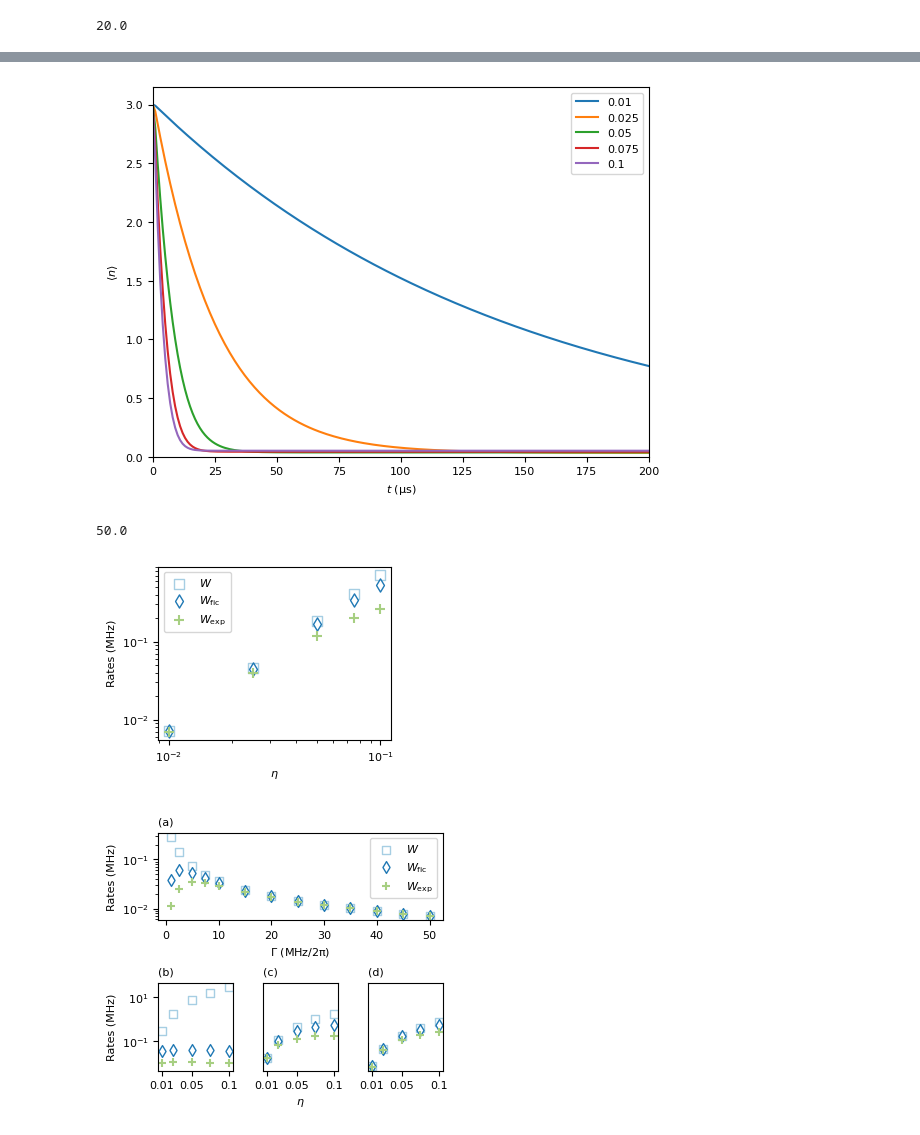
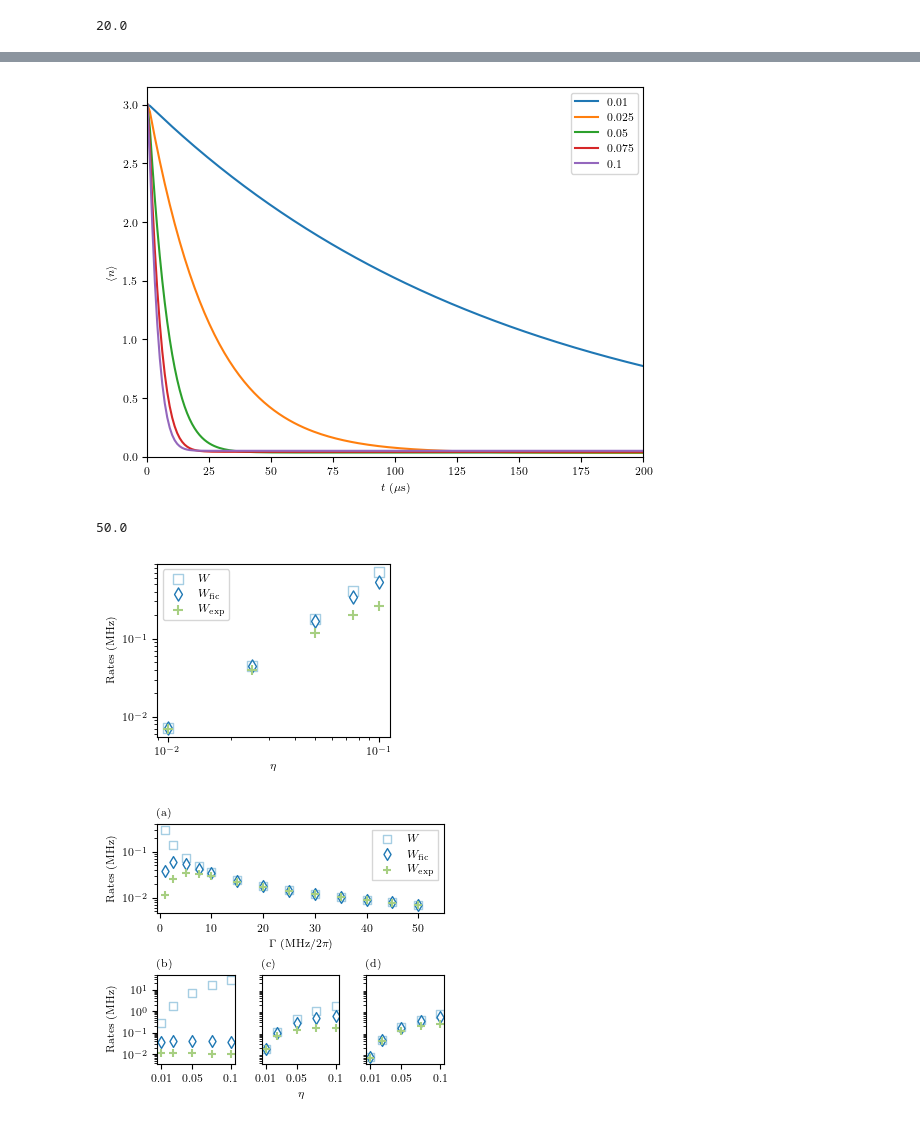
Before and after one commit to katyafouka/multi_eit, a Jupyter notebook: single_EIT/single_eit_plots_Gammas_etas.ipynb, the cells around one changed output, grey strips where cells are left out. Drawn from its saved outputs; the diff is of its cells as text; code cells hidden in the pictures.

```diff
--- a/single_EIT/single_eit_plots_Gammas_etas.ipynb
+++ b/single_EIT/single_eit_plots_Gammas_etas.ipynb
@@ -487,13 +493,13 @@ Gammas[6]
 20.0
 # %%
 plt.figure(figsize=(3,0.75*3))
-plt.scatter(etas,w2.real,marker='s',label=r'$W$',color='white',edgecolor = '#a6cee3',s=1.25*plt.rcParams['lines.markersize'] ** 2)
-plt.scatter(etas,wfic2.real,marker='d',label=r'$W_{\text{fic}}$',color='white',edgecolor = '#1f78b4',s=1.25*plt.rcParams['lines.markersize'] ** 2)
-plt.scatter(etas,wexp2,marker='+',label=r'$W_{\text{exp}}$',color='#a7cf82',s=1.25*plt.rcParams['lines.markersize'] ** 2)
+plt.scatter(etas,w2.real,marker='s',label='$W$',color='white',edgecolor = '#a6cee3',s=1.25*plt.rcParams['lines.markersize'] ** 2)
+plt.scatter(etas,wfic2.real,marker='d',label='$W_{\mathrm{fic}}$',color='white',edgecolor = '#1f78b4',s=1.25*plt.rcParams['lines.markersize'] ** 2)
+plt.scatter(etas,wexp2,marker='+',label='$W_{\mathrm{exp}}$',color='#a7cf82',s=1.25*plt.rcParams['lines.markersize'] ** 2)
 #plt.xlim(0,5000)
 #plt.legend()
 plt.ylabel('Rates (MHz)')
-plt.xlabel('$η$')
+plt.xlabel('$\eta$')
 
 plt.yscale('log')
 plt.xscale('log')
@@ -530,7 +536,7 @@ for i,eta in enumerate(etas):
 
 
 plt.ylabel('$\\langle n \\rangle$')
-plt.xlabel('$t$ (μs)')
+plt.xlabel('$t$ ($\mu$s)')
 plt.ylim(0)
 #plt.axvline(10.787075035802768, linestyle='--')
 #plt.axvline(65, linestyle='--' )
@@ -541,7 +547,7 @@ plt.legend()
 #plt.savefig("I1_cooling_diff_in_state.png",bbox_inches = "tight")
 plt.show()
 # %% [output]
-[figure, old version]
+[figure, new version]
 # %%
 p0 = (3, .001,.001)
 wexp3 = []
@@ -561,13 +567,13 @@ Gammas[-1]
 50.0
 # %%
 plt.figure(figsize=(3,0.75*3))
-plt.scatter(etas,w3.real,marker='s',label=r'$W$',color='white',edgecolor = '#a6cee3',s=1.25*plt.rcParams['lines.markersize'] ** 2)
-plt.scatter(etas,wfic3.real,marker='d',label=r'$W_{\text{fic}}$',color='white',edgecolor = '#1f78b4',s=1.25*plt.rcParams['lines.markersize'] ** 2)
-plt.scatter(etas,wexp3,marker='+',label=r'$W_{\text{exp}}$',color='#a7cf82',s=1.25*plt.rcParams['lines.markersize'] ** 2)
+plt.scatter(etas,w3.real,marker='s',label='$W$',color='white',edgecolor = '#a6cee3',s=1.25*plt.rcParams['lines.markersize'] ** 2)
+plt.scatter(etas,wfic3.real,marker='d',label='$W_{\mathrm{fic}}$',color='white',edgecolor = '#1f78b4',s=1.25*plt.rcParams['lines.markersize'] ** 2)
+plt.scatter(etas,wexp3,marker='+',label='$W_{\mathrm{exp}}$',color='#a7cf82',s=1.25*plt.rcParams['lines.markersize'] ** 2)
 #plt.xlim(0,5000)
 #plt.legend()
 plt.ylabel('Rates (MHz)')
-plt.xlabel('$η$')
+plt.xlabel('$\eta$')
 
 plt.yscale('log')
 plt.xscale('log')
@@ -578,7 +584,7 @@ plt.legend(prop={'size': 8})
 
 plt.show()
 # %% [output]
-[figure, old version]
+[figure, new version]
 # %%
 from matplotlib.gridspec import GridSpec
 from mpl_toolkits.axes_grid1.inset_locator import inset_axes
@@ -596,31 +602,35 @@ ax1 = fig.add_subplot(gs[0, :])
 # identical to ax1 = plt.subplot(gs.new_subplotspec((0, 0), colspan=3))
 
 ax1.set_title(r'(a)',loc='left',fontdict={'fontsize': 8})
-ax1.scatter(Gammas,w.real,marker='s',label=r'$W$',color='white',edgecolor = '#a6cee3',s=plt.rcParams['lines.markersize'] ** 2)
-ax1.scatter(Gammas,wfic.real,marker='d',label=r'$W_{\text{fic}}$',color='white',edgecolor = '#1f78b4',s=plt.rcParams['lines.markersize'] ** 2)
-ax1.scatter(Gammas,wexp,marker='+',label=r'$W_{\text{exp}}$',color='#a7cf82',s=plt.rcParams['lines.markersize'] ** 2)
-#plt.xlim(0,5000)
+ax1.scatter(Gammas,w.real,marker='s',label='$W$',color='white',edgecolor = '#a6cee3',s=plt.rcParams['lines.markersize'] ** 2)
+ax1.scatter(Gammas,wfic.real,marker='d',label='$W_{\mathrm{fic}}$',color='white',edgecolor = '#1f78b4',s=plt.rcParams['lines.markersize'] ** 2)
+ax1.scatter(Gammas,wexp,marker='+',label='$W_{\mathrm{exp}}$',color='#a7cf82',s=plt.rcParams['lines.markersize'] ** 2)
+#ax1.fill_between(np.linspace(-0.5,12,1000),y1=1e-3,y2=1, color='grey', alpha=0.2)
+ax1.set_ylim(4.5e-3,4e-1)
+ax1.set_xlim(-0.5,55)
 #plt.legend()
 ax1.set_ylabel('Rates (MHz)')
-ax1.set_xlabel('$Γ$ (ΜΗz/2π)')
+ax1.set_xlabel('$\Gamma$ (MHz/2$\pi$)')
 
 ax1.set_yscale('log')
-ax1.legend(prop={'size': 8})
+ax1.legend(prop={'size': 8},fancybox=False)
 #plt.xlim(0)
 #plt.savefig("I1_eta_Wtilde.png",bbox_inches = "tight")
 
 
 ax2 = fig.add_subplot(gs[1, 0])
 ax2.set_title(r'(b)',loc='left',fontdict={'fontsize': 8})
-ax2.scatter(etas,w1.real,marker='s',label=r'$W$',color='white',edgecolor = '#a6cee3',s=plt.rcParams['lines.markersize'] ** 2)
-ax2.scatter(etas,wfic1.real,marker='d',label=r'$W_{\text{fic}}$',color='white',edgecolor = '#1f78b4',s=plt.rcParams['lines.markersize'] ** 2)
-ax2.scatter(etas,np.array(wexp1),marker='+',label=r'$W_{\text{exp}}$',color='#a7cf82',s=plt.rcParams['lines.markersize'] ** 2)
+ax2.scatter(etas,w1.real,marker='s',label='$W$',color='white',edgecolor = '#a6cee3',s=plt.rcParams['lines.markersize'] ** 2)
+ax2.scatter(etas,wfic1.real,marker='d',label='$W_{\mathrm{fic}}$',color='white',edgecolor = '#1f78b4',s=plt.rcParams['lines.markersize'] ** 2)
+ax2.scatter(etas,np.array(wexp1),marker='+',label='$W_{\mathrm{exp}}$',color='#a7cf82',s=plt.rcParams['lines.markersize'] ** 2)
+#ax2.fill_between(np.linspace(-0.5,0.2,1000),y1=3.5e-3,y2=5e1, color='grey', alpha=0.2)
 #plt.xlim(0,5000)
 #plt.legend()
 ax2.set_xlim(0.005,0.105)
 ax2.set_xticks([0.01,0.05,0.1])
 ax2.set_xticklabels(["0.01","0.05","0.1"])
 ax2.set_ylabel('Rates (MHz)')
+ax2.set_ylim(3.5e-3,5e1)
 #ax2.set_xlabel('$η$')
 
 ax2.set_yscale('log')
@@ -629,15 +639,17 @@ ax2.set_yscale('log')
 
 ax3 = fig.add_subplot(gs[1, 1], sharey=ax2)
 ax3.set_title(r'(c)',loc='left',fontdict={'fontsize': 8})
-ax3.scatter(etas,w2.real,marker='s',label=r'$W$',color='white',edgecolor = '#a6cee3',s=plt.rcParams['lines.markersize'] ** 2)
-ax3.scatter(etas,wfic2.real,marker='d',label=r'$W_{\text{fic}}$',color='white',edgecolor = '#1f78b4',s=plt.rcParams['lines.markersize'] ** 2)
-ax3.scatter(etas,wexp2,marker='+',label=r'$W_{\text{exp}}$',color='#a7cf82',s=plt.rcParams['lines.markersize'] ** 2)
+ax3.scatter(etas,w2.real,marker='s',label='$W$',color='white',edgecolor = '#a6cee3',s=plt.rcParams['lines.markersize'] ** 2)
+ax3.scatter(etas,wfic2.real,marker='d',label='$W_{\mathrm{fic}}$',color='white',edgecolor = '#1f78b4',s=plt.rcParams['lines.markersize'] ** 2)
+ax3.scatter(etas,wexp2,marker='+',label='$W_{\mathrm{exp}}$',color='#a7cf82',s=plt.rcParams['lines.markersize'] ** 2)
 ax3.tick_params(left=False, labelleft=False)
+#ax3.fill_between(np.linspace(0.018,0.2,1000),y1=3.5e-3,y2=5e1, color='grey', alpha=0.2)
 #plt.xlim(0,5000)
 #plt.legend()
 #ax3.set_ylabel('Rates (MHz)')
-ax3.set_xlabel('$η$')
+ax3.set_xlabel('$\eta$')
 ax3.set_xlim(0.005,0.105)
+ax3.set_ylim(3.5e-3,5e1)
 ax3.set_xticks([0.01,0.05,0.1])
 ax3.set_xticklabels(["0.01","0.05","0.1"])
 
@@ -646,34 +658,36 @@ ax3.set_yscale('log')
 #ax3.legend(prop={'size': 8})
 
 
 
 ax4 = fig.add_subplot(gs[1, 2], sharey=ax2)
 ax4.set_title(r'(d)',loc='left',fontdict={'fontsize': 8})
-ax4.scatter(etas,w3.real,marker='s',label=r'$W$',color='white',edgecolor = '#a6cee3',s=plt.rcParams['lines.markersize'] ** 2)
-ax4.scatter(etas,wfic3.real,marker='d',label=r'$W_{\text{fic}}$',color='white',edgecolor = '#1f78b4',s=plt.rcParams['lines.markersize'] ** 2)
-ax4.scatter(etas,wexp3,marker='+',label=r'$W_{\text{exp}}$',color='#a7cf82',s=plt.rcParams['lines.markersize'] ** 2)
+ax4.scatter(etas,w3.real,marker='s',label='$W$',color='white',edgecolor = '#a6cee3',s=plt.rcParams['lines.markersize'] ** 2)
+ax4.scatter(etas,wfic3.real,marker='d',label='$W_{\mathrm{fic}}$',color='white',edgecolor = '#1f78b4',s=plt.rcParams['lines.markersize'] ** 2)
+ax4.scatter(etas,wexp3,marker='+',label='$W_{\mathrm{exp}}$',color='#a7cf82',s=plt.rcParams['lines.markersize'] ** 2)
 ax4.tick_params(left=False, labelleft=False)
+#ax4.fill_between(np.linspace(0.04,0.2,1000),y1=3.5e-3,y2=5e1, color='grey', alpha=0.2)
 #ax4.set_xlim(0.005,0.105)
 #plt.legend()
 #ax4.set_ylabel('Rates (MHz)')
 #ax4.set_xlabel('$η$')
 ax4.set_xlim(0.005,0.105)
+ax4.set_ylim(3.5e-3,5e1)
 ax4.set_xticks([0.01,0.05,0.1])
 ax4.set_xticklabels(["0.01","0.05","0.1"])
 
 ax4.set_yscale('log')
 #ax4.set_xscale('log')
 #ax4.legend(prop={'size': 8})
 
 
 #plt.xlim(45,55)
 
 #fig.suptitle("GridSpec")
 #format_axes(fig)
 
 plt.savefig("eit_rates_Gammas_etas.pdf",bbox_inches = "tight")
 
 
 plt.show()
 # %% [output]
-[figure, old version]
+[figure, new version]
```
Also changed, not shown: parts of 10 cells of this notebook.
